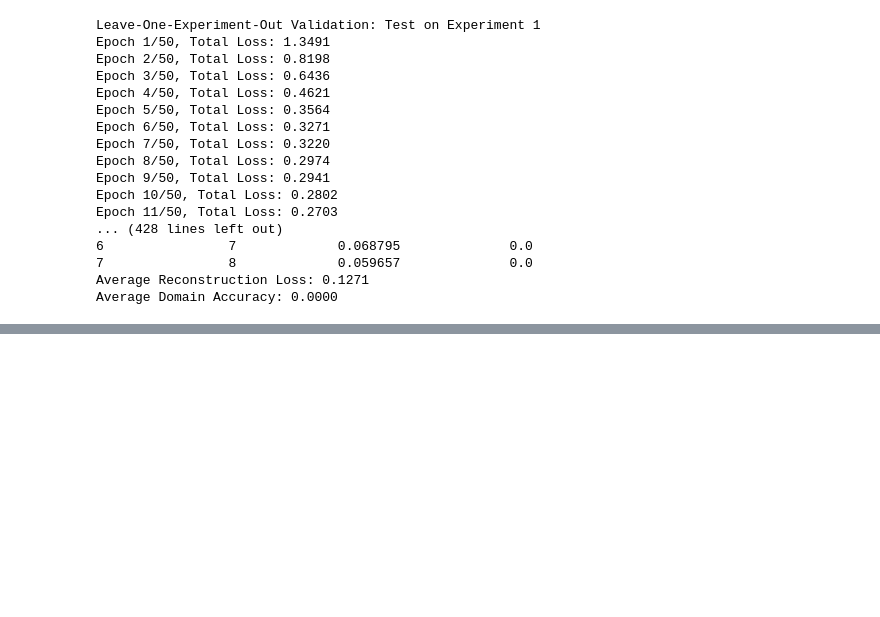
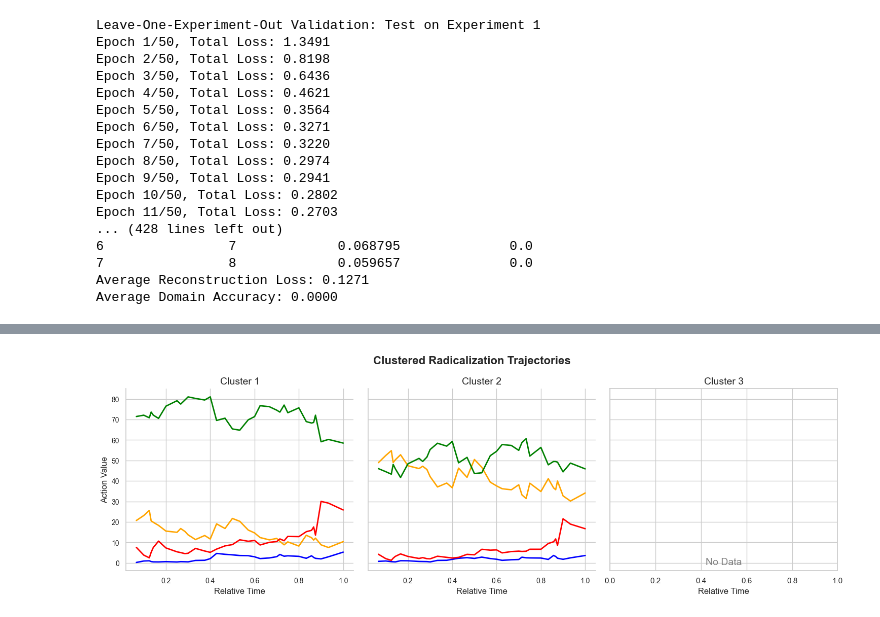
Before and after one commit to ardaergin/RadLab, a Jupyter notebook: clustering/LSTM_autoencoder.ipynb, the cells around one changed output, grey strips where cells are left out. Cells and saved outputs as stored; diff of their text form; code cells hidden in the pictures; blank space fills up the shorter version.

```diff
--- a/clustering/LSTM_autoencoder.ipynb
+++ b/clustering/LSTM_autoencoder.ipynb
@@ -1135,0 +1584,65 @@ plt.show()
+# %%
+import matplotlib.pyplot as plt
+
+# Parameters
+n_clusters = 3
+alpha = 0.3  # Smoothing factor for EMA
+
+# Set up a grid for side-by-side plots
+fig, axes = plt.subplots(1, n_clusters, figsize=(15, 5), sharey=True)
+
+# Define colors for the action options
+colors = {
+    "ina": "blue",
+    "na": "orange",
+    "nna": "green",
+    "enna": "red",
+}
+
+# Loop through clusters
+for cluster, ax in enumerate(axes, start=1):  # Start numbering from 1
+    cluster_data = df[df['cluster'] == cluster]
+
+    # Check if cluster data exists
+    if cluster_data.empty:
+        ax.text(0.5, 0.5, "No Data", ha="center", va="center", fontsize=14, color="gray")
+        ax.set_xlim(0, 1)  # Set consistent x-axis range
+        ax.set_title(f"Cluster {cluster}", fontsize=14)
+        ax.set_xlabel("Relative Time", fontsize=12)
+        continue
+
+    mean_relative = cluster_data.groupby('relative_time')[['ina', 'na', 'nna', 'enna']].mean()
+
+    # Apply Exponential Moving Average (EMA) smoothing
+    mean_smooth_ema = mean_relative.apply(lambda x: x.ewm(alpha=alpha).mean())
+
+    # Plot EMA smoothed series for each action option
+    for action, color in colors.items():
+        ax.plot(
+            mean_relative.index, mean_smooth_ema[action],
+            label=action, color=color, linewidth=2
+        )
+
+    # Formatting for each subplot
+    ax.set_title(f"Cluster {cluster}", fontsize=14)
+    ax.set_xlabel("Relative Time", fontsize=12)
+    if cluster == 1:  # Add Y-axis label only to the first plot
+        ax.set_ylabel("Action Value", fontsize=12)
+    ax.tick_params(axis='both', which='major', labelsize=10)
+    ax.spines['top'].set_visible(False)
+    ax.spines['right'].set_visible(False)
+
+# Add a single legend at the top
+handles, labels = ax.get_legend_handles_labels()
+fig.legend(handles, labels, loc="upper center", ncol=4, frameon=False, fontsize=12)
+
+# Adjust layout
+fig.tight_layout(rect=[0, 0, 1, 0.92])  # Leave space for the legend at the top
+plt.subplots_adjust(top=0.85)
+
+# Add a main title
+fig.suptitle("Clustered Radicalization Trajectories", fontsize=16, fontweight='bold')
+
+plt.show()
+# %% [output]
+[figure, added]
```
Also changed, not shown: parts of 9 cells of this notebook, 3 other files.
